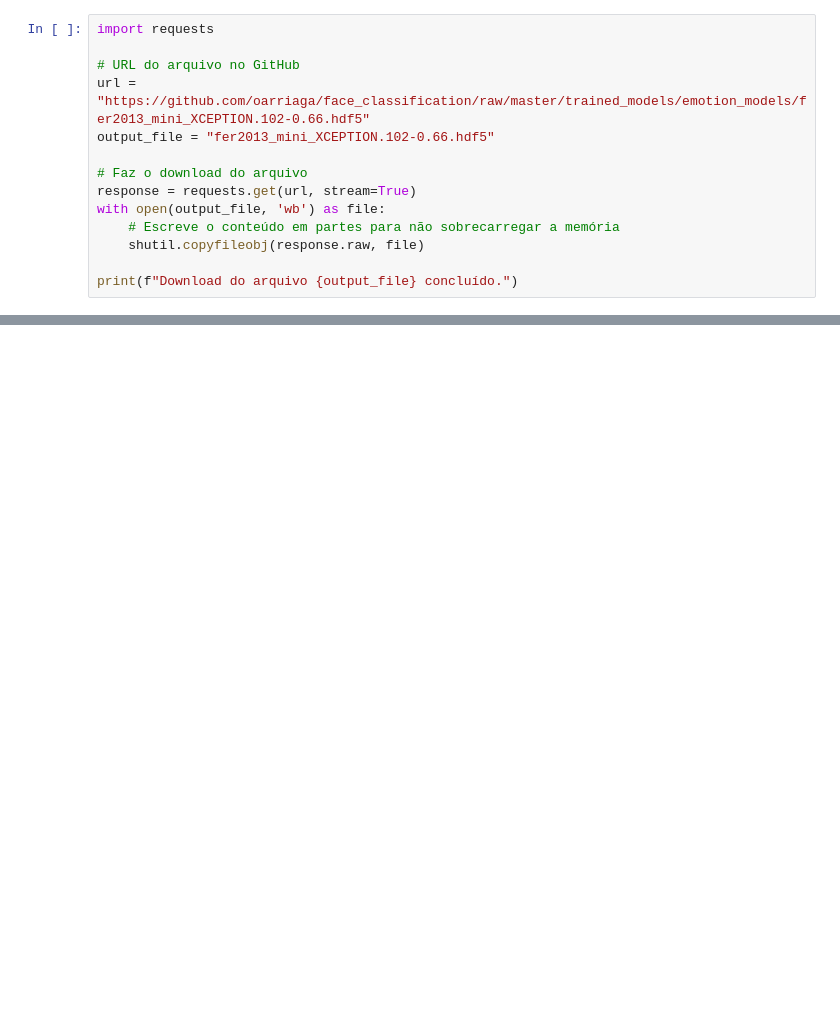
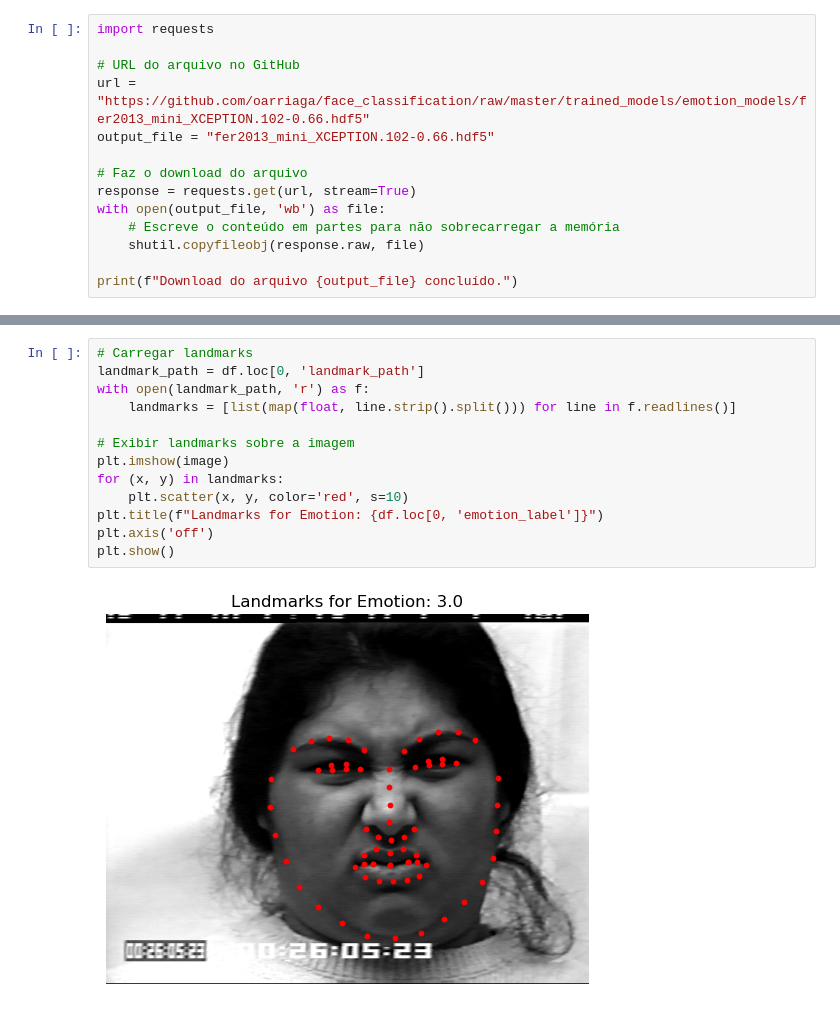
Before and after one commit to pahsantana/PGC, a Jupyter notebook: PGCII.ipynb, the cells around one changed output, grey strips where cells are left out. Saved outputs shown, nothing was run; the diff lists cells and outputs as text; blank space fills up the shorter version.

```diff
--- a/PGCII.ipynb
+++ b/PGCII.ipynb
@@ -656,0 +1809,15 @@ pip install opencv-python dlib numpy tensorflow tensorflow-probability cma imuti
+# %%
+# Carregar landmarks
+landmark_path = df.loc[0, 'landmark_path']
+with open(landmark_path, 'r') as f:
+    landmarks = [list(map(float, line.strip().split())) for line in f.readlines()]
+
+# Exibir landmarks sobre a imagem
+plt.imshow(image)
+for (x, y) in landmarks:
+    plt.scatter(x, y, color='red', s=10)
+plt.title(f"Landmarks for Emotion: {df.loc[0, 'emotion_label']}")
+plt.axis('off')
+plt.show()
+# %% [output]
+[figure, added]
```
Also changed, not shown: parts of 17 cells of this notebook.
